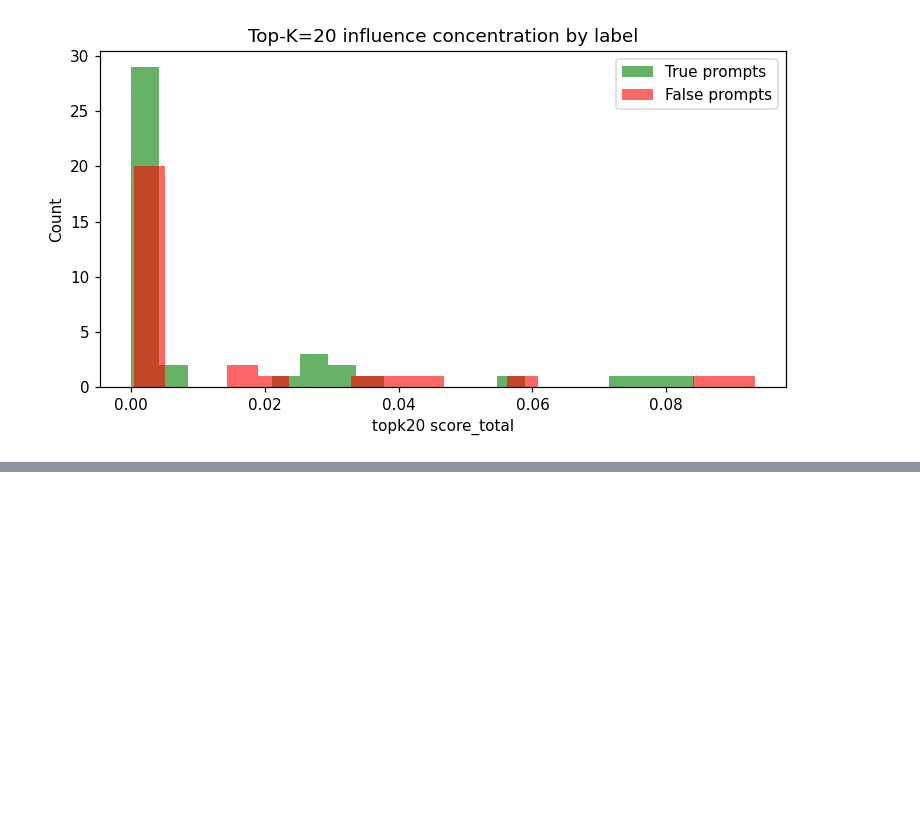
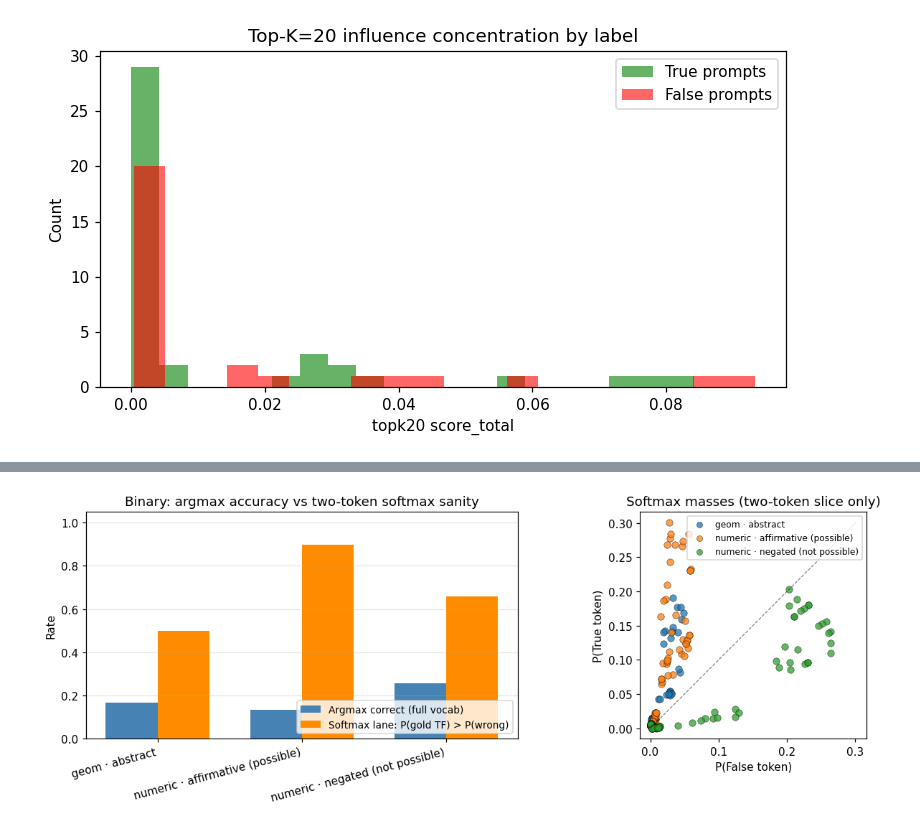
Before and after one commit to hollolaszlo88/thesis_circuit_breaker, a Jupyter notebook: my_work/notebooks/03_baseline_structural_analysis.ipynb, the cells around one changed output, grey strips where cells are left out. Cells and saved outputs as stored; diff of their text form; code cells hidden in the pictures; blank space fills up the shorter version.

```diff
--- a/my_work/notebooks/03_baseline_structural_analysis.ipynb
+++ b/my_work/notebooks/03_baseline_structural_analysis.ipynb
@@ -411,0 +683,92 @@ else:
+# %%
+# ── Binary summaries ───────────────────────────────────────────────────────────
+_agg = (
+    bin_df.groupby("group_label", sort=True)
+    .agg(
+        n=("prompt_id", "count"),
+        argmax_acc=("is_correct", "mean"),
+        softmax_truth_rate=("softmax_tf_favours_truth", "mean"),
+        mean_tf_margin=("tf_margin_softmax", "mean"),
+    )
+    .reset_index()
+)
+
+print("Binary first-token summary (by subgroup):")
+print(_agg.to_string(index=False, formatters={"argmax_acc": "{:.1%}".format, "softmax_truth_rate": "{:.1%}".format, "mean_tf_margin": "{:.4f}".format}))
+
+_groups = list(_agg["group_label"])
+_x = np.arange(len(_groups))
+_w = 0.36
+
+fig, axes = plt.subplots(1, 2, figsize=(12, 4.2))
+
+ax0 = axes[0]
+ax0.bar(_x - _w / 2, _agg["argmax_acc"].to_numpy(), width=_w, label="Argmax correct (full vocab)", color="steelblue")
+ax0.bar(_x + _w / 2, _agg["softmax_truth_rate"].to_numpy(), width=_w, label="Softmax lane: P(gold TF) > P(wrong)", color="darkorange")
+ax0.set_xticks(_x)
+ax0.set_xticklabels(_groups, rotation=15, ha="right")
+ax0.set_ylim(0, 1.05)
+ax0.set_ylabel("Rate")
+ax0.set_title("Binary: argmax accuracy vs two-token softmax sanity")
+ax0.legend(loc="lower right", fontsize=9)
+ax0.grid(axis="y", alpha=0.3)
+
+ax1 = axes[1]
+_cmap = plt.cm.get_cmap("tab10")
+_palette = [_cmap(i % 10) for i in range(len(_groups))]
+for _g, _c in zip(_groups, _palette):
+    _m = bin_df["group_label"] == _g
+    ax1.scatter(
+        bin_df.loc[_m, "prob_false"],
+        bin_df.loc[_m, "prob_true"],
+        s=38,
+        alpha=0.75,
+        label=_g,
+        color=_c,
+        edgecolors="black",
+        linewidths=0.35,
+    )
+mn = float(min(bin_df["prob_false"].min(), bin_df["prob_true"].min()))
+mx = float(max(bin_df["prob_false"].max(), bin_df["prob_true"].max()))
+ax1.plot([mn, mx], [mn, mx], "k--", lw=0.8, alpha=0.5)
+ax1.set_xlabel("P(False token)")
+ax1.set_ylabel("P(True token)")
+ax1.set_title("Softmax masses (two-token slice only)")
+ax1.legend(markerscale=0.85, fontsize=8, loc="best")
+ax1.set_aspect("equal", adjustable="box")
+
+plt.tight_layout()
+plt.savefig(MY_WORK / "results" / "statistics" / "base_first_token_binary_breakdown.png", dpi=140, bbox_inches="tight")
+plt.show()
+
+fig2, axs = plt.subplots(1, 2, figsize=(11.5, 4.0))
+_truth = bin_df[bin_df["truth_true"]]
+_false = bin_df[~bin_df["truth_true"]]
+axs[0].hist(_truth["tf_margin_softmax"].clip(-3, 3), bins=24, alpha=0.72, label="gold True", color="seagreen")
+axs[0].hist(_false["tf_margin_softmax"].clip(-3, 3), bins=24, alpha=0.72, label="gold False", color="salmon")
+axs[0].axvline(0, color="black", linestyle="--", lw=1)
+axs[0].set_xlabel("tf_margin_softmax  (P(gold) − P(wrong) on True/False tokens)")
+axs[0].set_ylabel("Count")
+axs[0].set_title("Binary: two-token margin by gold label")
+axs[0].legend()
+axs[0].grid(alpha=0.25)
+
+for _g in _groups:
+    _m = bin_df["group_label"] == _g
+    axs[1].hist(
+        bin_df.loc[_m, "tf_margin_softmax"].clip(-3, 3),
+        bins=18,
+        alpha=0.55,
+        label=_g,
+    )
+axs[1].axvline(0, color="black", linestyle="--", lw=1)
+axs[1].set_xlabel("tf_margin_softmax")
+axs[1].set_ylabel("Count")
+axs[1].set_title("Margins by wording group")
+axs[1].legend(fontsize=8)
+axs[1].grid(alpha=0.25)
+
+plt.tight_layout()
+plt.savefig(MY_WORK / "results" / "statistics" / "base_first_token_binary_margins.png", dpi=140, bbox_inches="tight")
+plt.show()
+# %% [output]
@@ -411,0 +780 @@ else:
+[figure, added]
```
Also changed, not shown: parts of 38 cells of this notebook, 9 other files.
